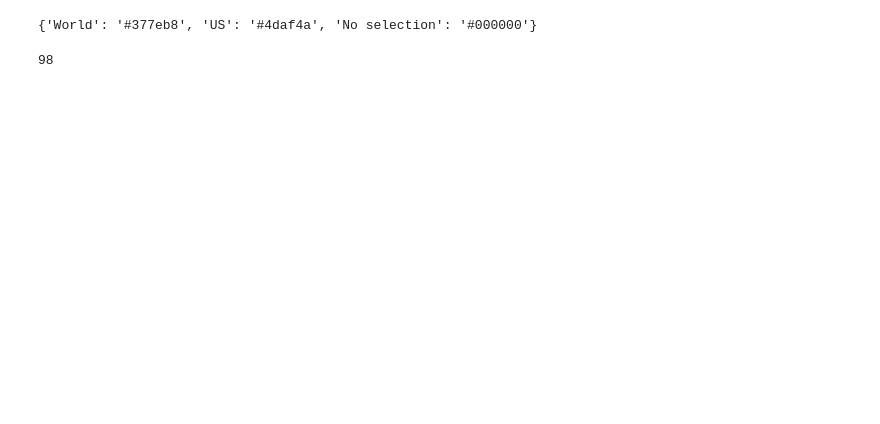
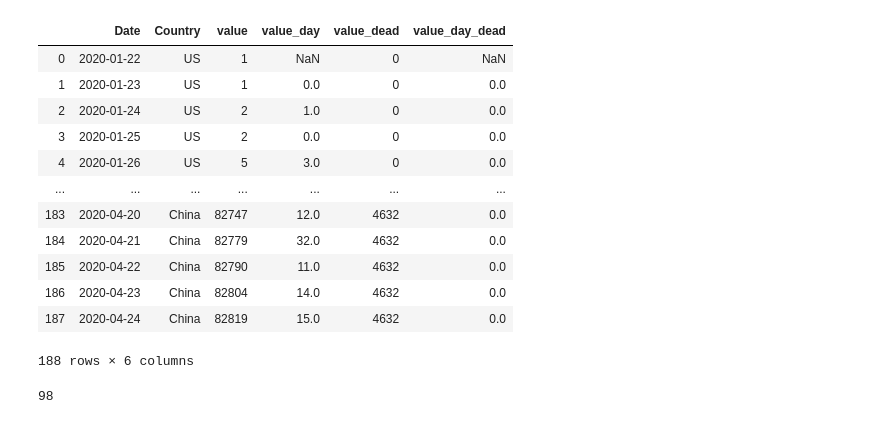
Before and after one commit to Htrismegistos/projectbuds, a Jupyter notebook: CoronaV/bokeh_try.ipynb, the cells around one changed output. Drawn from its saved outputs; the diff is of its cells as text; code cells hidden in the pictures; blank space fills up the shorter version.

```diff
--- a/CoronaV/bokeh_try.ipynb
+++ b/CoronaV/bokeh_try.ipynb
@@ -222,8 +266,42 @@ s_cds = ColumnDataSource(s_cds)
+# %%
+# create list of column names form selection
+sick = pd.read_csv('final_data.csv', index_col='Date')
+selection_sum = ['China', 'US']
+sel_country = list(set(selection_sum))
+sel_daily = [i+'_daily' for i in list(set(sel_country))]
+sel_dead = [i+'_dead' for i in sel_country]
+sel_daily_dead = [i+'_dead' for i in sel_daily]
+
+s_cds = sick[sel_country + sel_daily + sel_dead+ sel_daily_dead]
+s_cds.reset_index(inplace= True)
+
+s_cds['Date'] = pd.to_datetime(s_cds['Date'])
+
+#melts and combine sum values and diff values to a single df
+a1 = pd.melt(s_cds, id_vars = 'Date', value_vars = sel_country, var_name = 'Country' )
+a2 = pd.melt(s_cds, id_vars = 'Date', value_vars = sel_daily, var_name = 'Country',value_name = 'value_day' )
+a3 = pd.melt(s_cds, id_vars = 'Date', value_vars = sel_dead, var_name = 'Country',value_name = 'value_dead' )
+a4 = pd.melt(s_cds, id_vars = 'Date', value_vars = sel_daily_dead, var_name = 'Country',value_name = 'value_day_dead' )
+s_cds = pd.concat([a1,a2['value_day'],a3['value_dead'],a4['value_day_dead']], axis = 1, ignore_index= True)
+s_cds.columns = ['Date', 'Country', 'value','value_day','value_dead','value_day_dead']
 # %%
 #s_cds.data
-colour
+#colour
+s_cds
 # %% [output]
+|  | Date | Country | value | value_day | value_dead | value_day_dead |
+| 0 | 2020-01-22 | US | 1 | NaN | 0 | NaN |
+| 1 | 2020-01-23 | US | 1 | 0.0 | 0 | 0.0 |
+| 2 | 2020-01-24 | US | 2 | 1.0 | 0 | 0.0 |
+| 3 | 2020-01-25 | US | 2 | 0.0 | 0 | 0.0 |
+| 4 | 2020-01-26 | US | 5 | 3.0 | 0 | 0.0 |
+| ... | ... | ... | ... | ... | ... | ... |
+| 183 | 2020-04-20 | China | 82747 | 12.0 | 4632 | 0.0 |
+| 184 | 2020-04-21 | China | 82779 | 32.0 | 4632 | 0.0 |
+| 185 | 2020-04-22 | China | 82790 | 11.0 | 4632 | 0.0 |
+| 186 | 2020-04-23 | China | 82804 | 14.0 | 4632 | 0.0 |
+| 187 | 2020-04-24 | China | 82819 | 15.0 | 4632 | 0.0 |
-{'World': '#377eb8', 'US': '#4daf4a', 'No selection': '#000000'}
+188 rows × 6 columns
 # %%
 #small example test
 import pandas as pd
```
Also changed, not shown: parts of 3 cells of this notebook, 9 other files.
